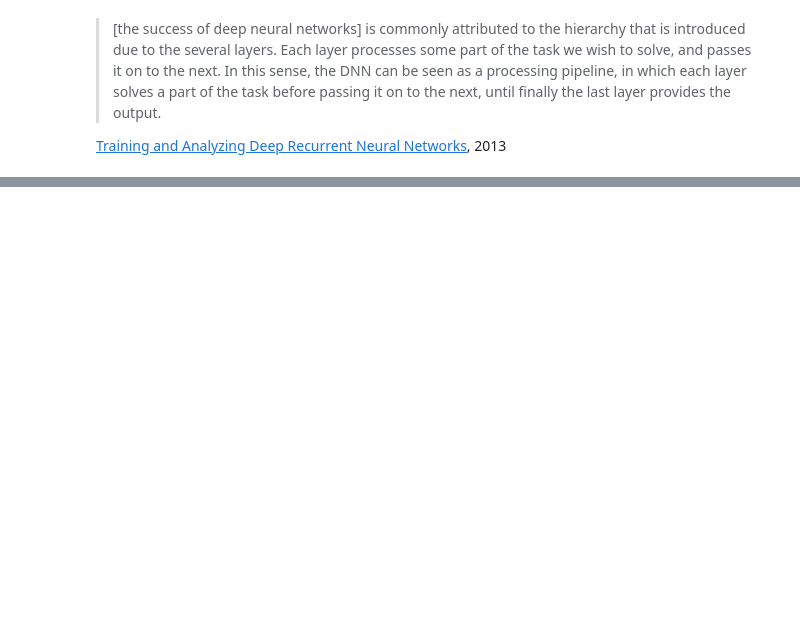
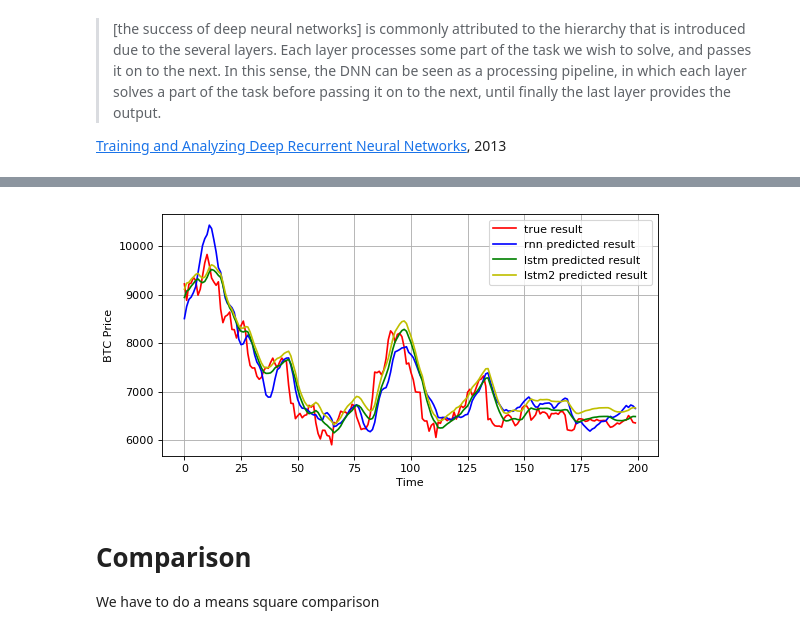
Before and after one commit to danjpark/bitcoin-machinelearning, a Jupyter notebook: BTC_Machine_Learning.ipynb, the cells around one changed output, grey strips where cells are left out. Drawn from its saved outputs; the diff is of its cells as text; code cells hidden in the pictures; blank space fills up the shorter version.

```diff
--- a/BTC_Machine_Learning.ipynb
+++ b/BTC_Machine_Learning.ipynb
@@ -631,0 +688,17 @@ plt.show()
+# %%
+plt.figure(figsize=(8,4), dpi=80, facecolor='w', edgecolor='k')
+plt.plot(data_test,color="r",label="true result")
+plt.plot(predicted_data_rnn,color="b",label="rnn predicted result")
+plt.plot(predicted_data_lstm,color="g",label="lstm predicted result")
+plt.plot(predicted_data_lstm2,color="y",label="lstm2 predicted result")
+plt.legend()
+plt.xlabel("Time")
+plt.ylabel("BTC Price")
+plt.grid(True)
+plt.show()
+# %% [output]
+[figure, added]
+# %% [markdown]
+# Comparison
+
+We have to do a means square comparison
```
Also changed, not shown: parts of 18 cells of this notebook.
